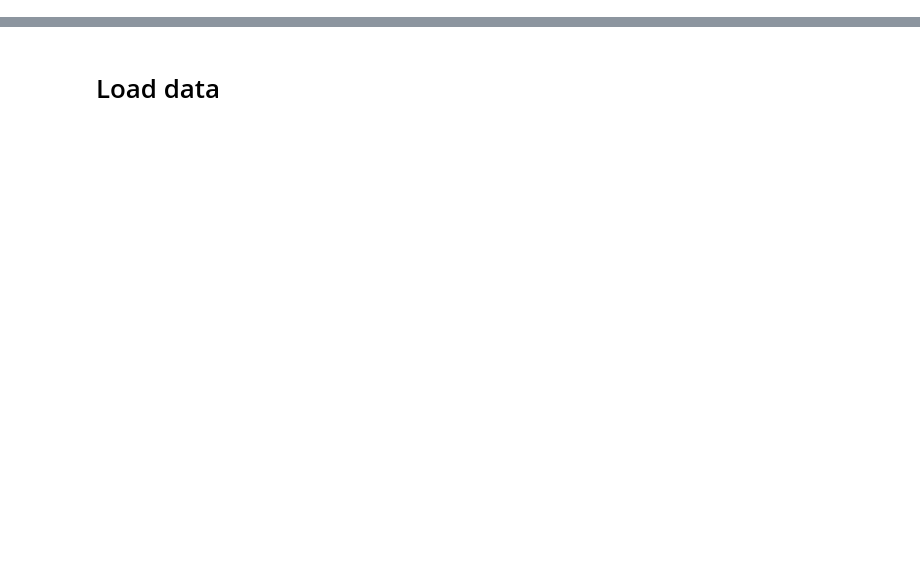
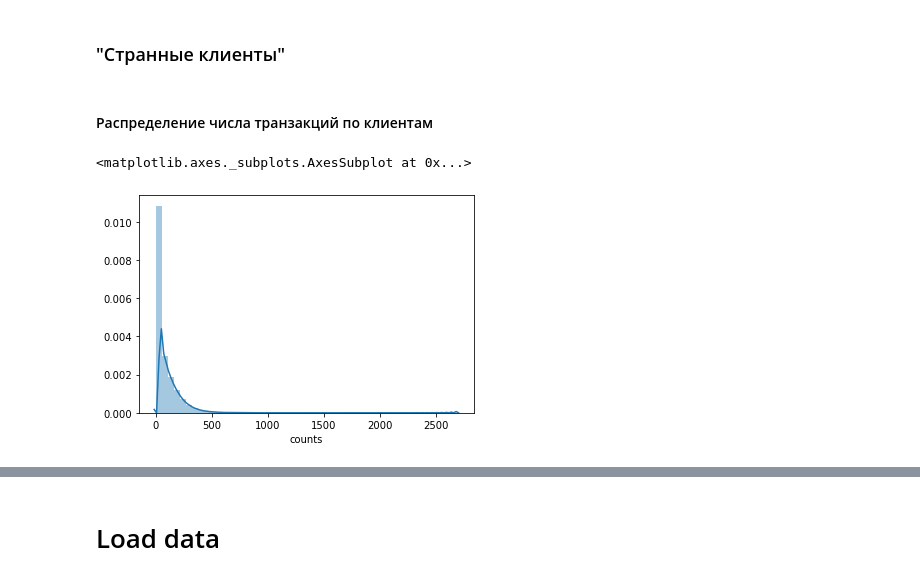
Before and after one commit to korney3/RaifHackDS29, a Jupyter notebook: Data Analysis.ipynb, the cells around one changed output, grey strips where cells are left out. Saved outputs shown, nothing was run; the diff lists cells and outputs as text; code cells hidden in the pictures; blank space fills up the shorter version.

```diff
--- a/Data Analysis.ipynb
+++ b/Data Analysis.ipynb
@@ -0,0 +13,9 @@
+# %% [markdown]
+### "Cтранные клиенты"
+# %% [markdown]
+#### Распределение числа транзакций по клиентам
+# %%
+sns.distplot(transactions_count_per_client.counts)
+# %% [output]
+<matplotlib.axes._subplots.AxesSubplot at 0x...>
+[figure, added]
```
Also changed, not shown: parts of 96 cells of this notebook.
